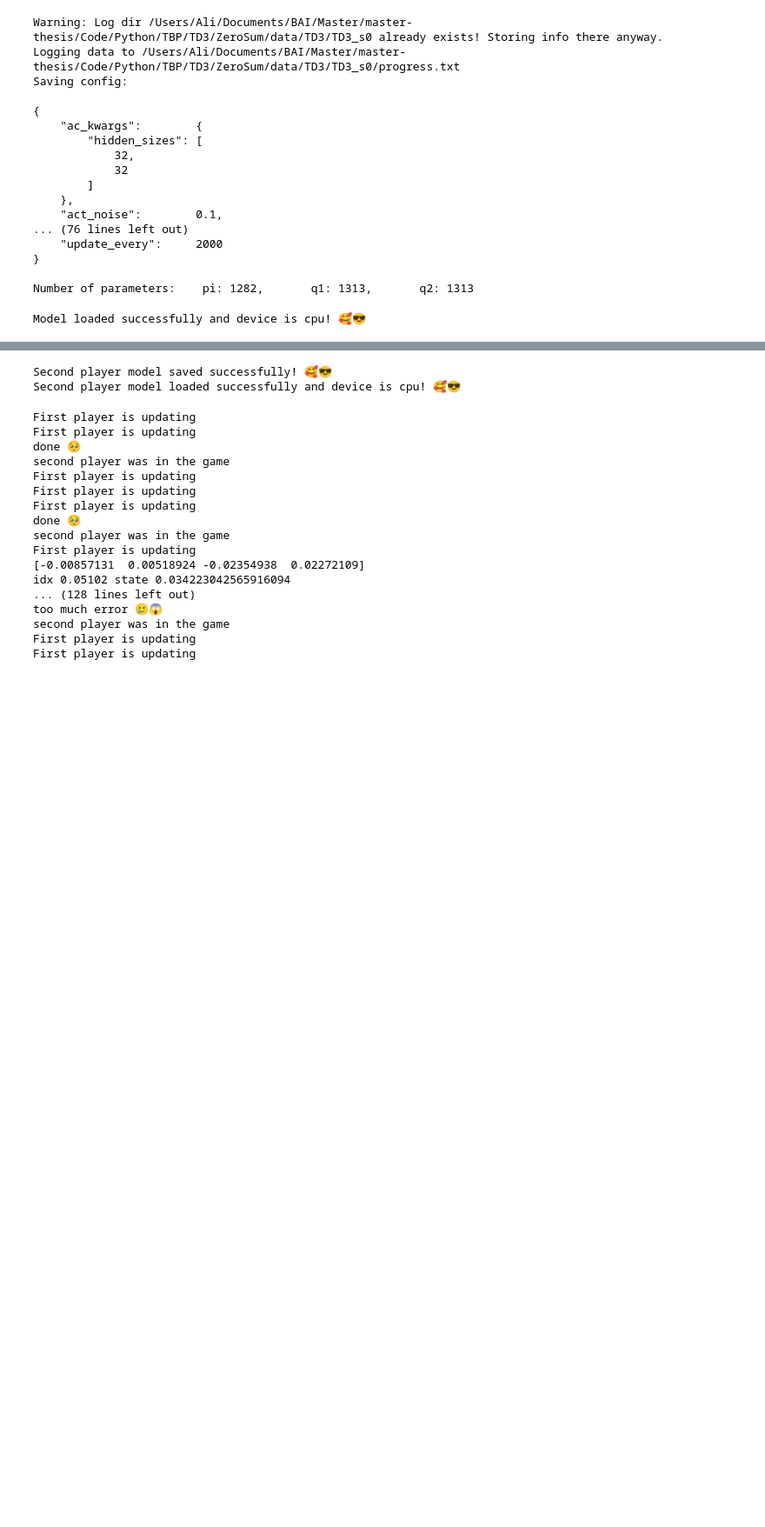
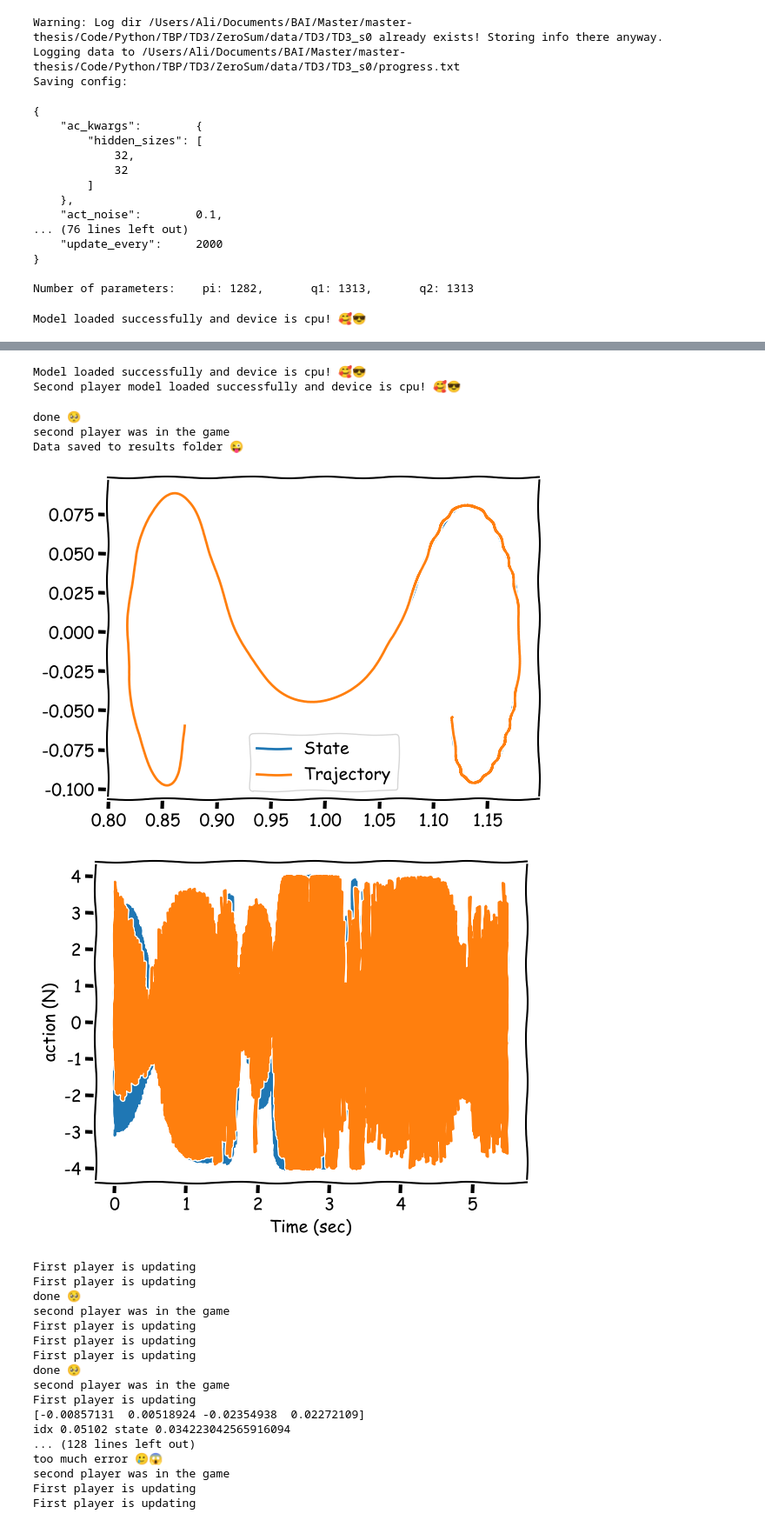
Before and after one commit to alibaniasad1999/master-thesis, a Jupyter notebook: Code/Python/TBP/TD3/ZeroSum/ZS_TD3.ipynb, the cells around one changed output, grey strips where cells are left out. Shown at 87% size. Cells and saved outputs as stored; diff of their text form; code cells hidden in the pictures; blank space fills up the shorter version.

Commit message:
fix error in td3 learning and add trained model to code and downloader

```diff
--- a/Code/Python/TBP/TD3/ZeroSum/ZS_TD3.ipynb
+++ b/Code/Python/TBP/TD3/ZeroSum/ZS_TD3.ipynb
@@ -123,7 +127,15 @@ Data saved to results folder 😜
 # %%
-zs_td3.save_1()
+zs_td3.load()
 zs_td3.load_1()
 # %% [output]
-Second player model saved successfully! 🥰😎
+Model loaded successfully and device is cpu! 🥰😎
 Second player model loaded successfully and device is cpu! 🥰😎
+# %%
+zs_td3.test(fun_mode=True)
+# %% [output]
+done 🥺
+second player was in the game
+Data saved to results folder 😜
+[figure, added]
+[figure, added]
 # %%
```
Also changed, not shown: parts of 4 cells of this notebook, 12 other files.
